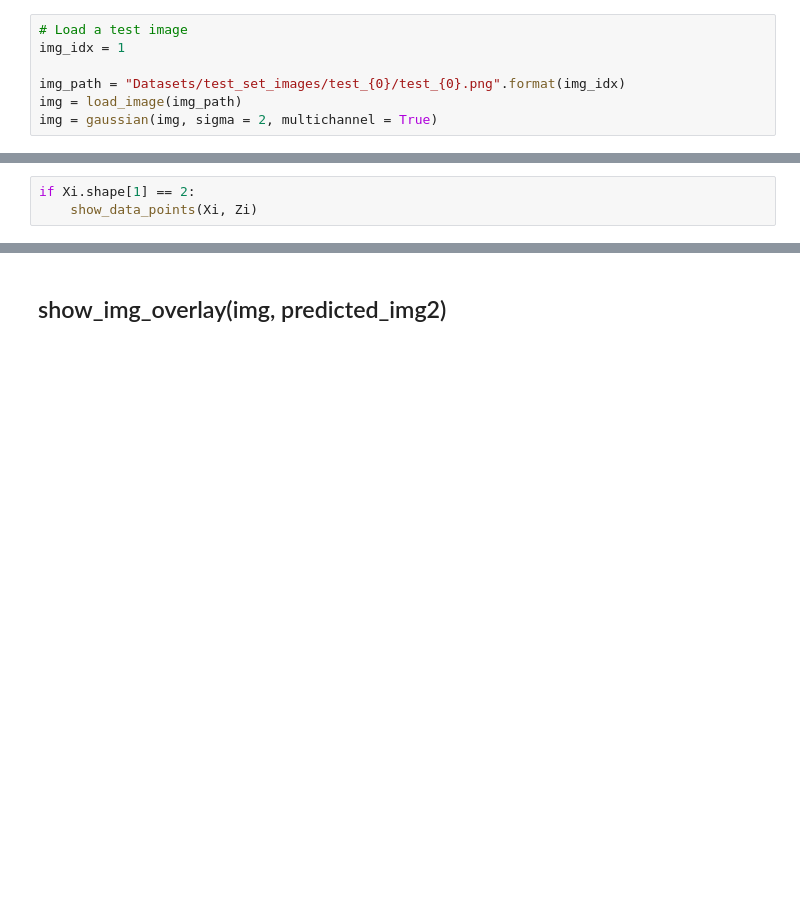
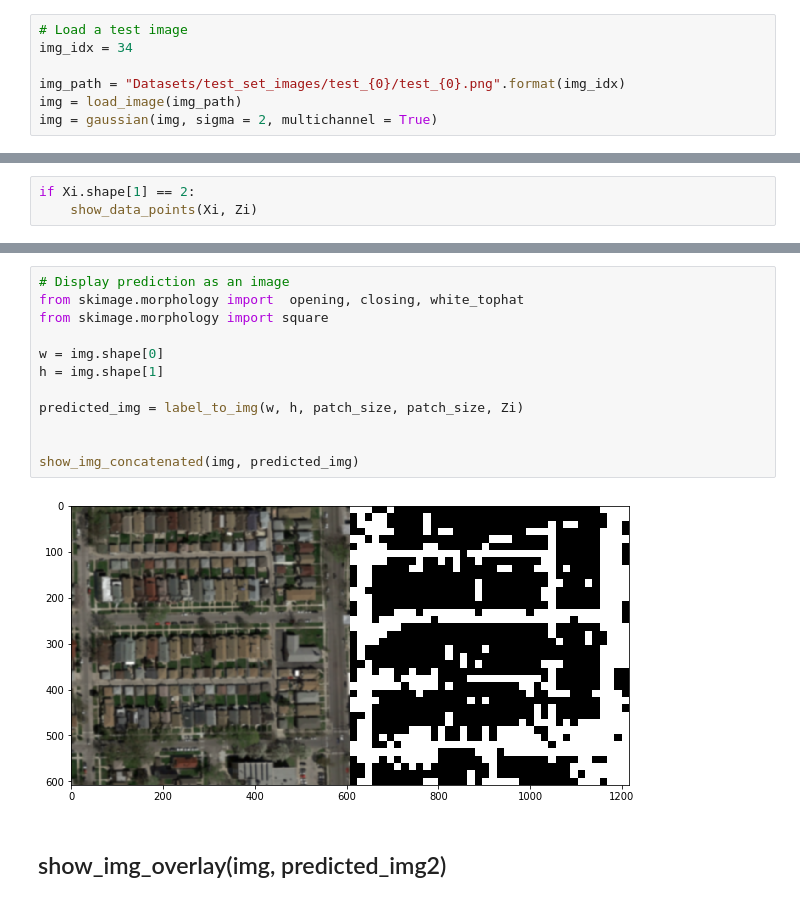
Before and after one commit to alexandrehutter/ml-project2, a Jupyter notebook: classification.ipynb, the cells around one changed output, grey strips where cells are left out. Drawn from its saved outputs; the diff is of its cells as text; blank space fills up the shorter version.

```diff
--- a/classification.ipynb
+++ b/classification.ipynb
@@ -304,7 +304,7 @@ Predictions:
 ## Visualization of a single test image
 # %%
 # Load a test image
-img_idx = 1
+img_idx = 34
 
 img_path = "Datasets/test_set_images/test_{0}/test_{0}.png".format(img_idx)
 img = load_image(img_path)
@@ -383,3 +324,17 @@ show_img(predict_img_final)
+# %%
+# Display prediction as an image
+from skimage.morphology import  opening, closing, white_tophat
+from skimage.morphology import square
+
+w = img.shape[0]
+h = img.shape[1]
+
+predicted_img = label_to_img(w, h, patch_size, patch_size, Zi)
+
+
+show_img_concatenated(img, predicted_img)
+# %% [output]
+[figure, added]
 # %% [markdown]
 ## show_img_overlay(img, predicted_img2)
 # %%
```
Also changed, not shown: parts of 6 cells of this notebook, 3 other files.
